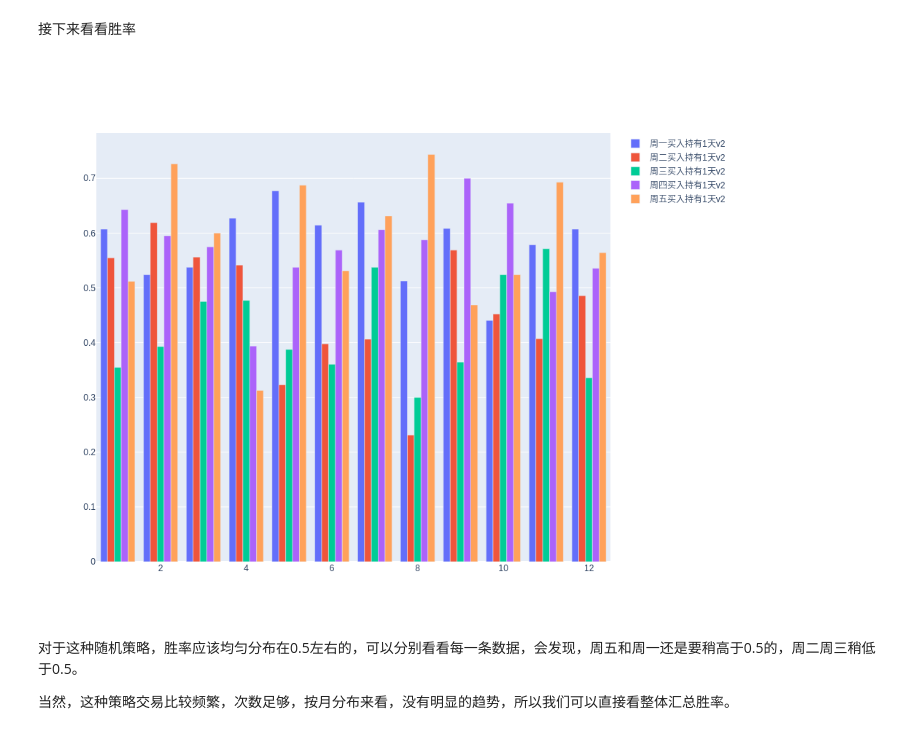
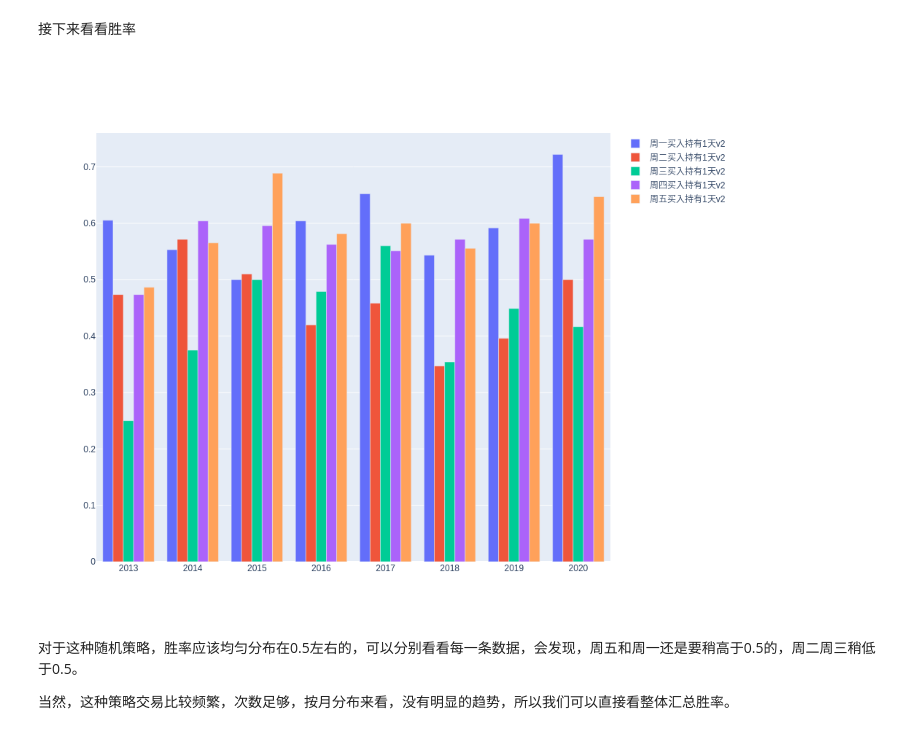
Before and after one commit to zhs007/jupyternotebook.demo, a Jupyter notebook: home/trdb2/weekday001.ipynb, the cells around one changed output. Cells and saved outputs as stored; diff of their text form; code cells hidden in the pictures.

```diff
--- a/home/trdb2/weekday001.ipynb
+++ b/home/trdb2/weekday001.ipynb
@@ -215,10 +215,12 @@ dfpnl1b[['title', 'maxDrawdown', 'maxDrawdownStart', 'maxDrawdownEnd', 'totalRet
 可以看到，虽然有一些差别，但其实影响有好有坏，下面我们还是按v2版的策略来吧
 # %% [markdown]
 接下来看看胜率
-# %%
-trdb2py.showBarWinRate4Month(lstpnl1t, toImg=isStaticImg, width=width, height=height)
-# %% [output]
-[figure, removed]
+# %%
+# trdb2py.showBarWinRate4Month(lstpnl1t, valtype='abs', valoff=-0.5, toImg=isStaticImg, width=width, height=height)
+# trdb2py.showBarWinRate4Month(lstpnl1t, toImg=isStaticImg, width=width, height=height)
+trdb2py.showBarWinRateInYears(lstpnl1t, toImg=isStaticImg, width=width, height=height)
+# %% [output]
+[figure, added]
 # %% [markdown]
 对于这种随机策略，胜率应该均匀分布在0.5左右的，可以分别看看每一条数据，会发现，周五和周一还是要稍高于0.5的，周二周三稍低于0.5。
 
```
Also changed, not shown: parts of 6 cells of this notebook, 1 other file.
